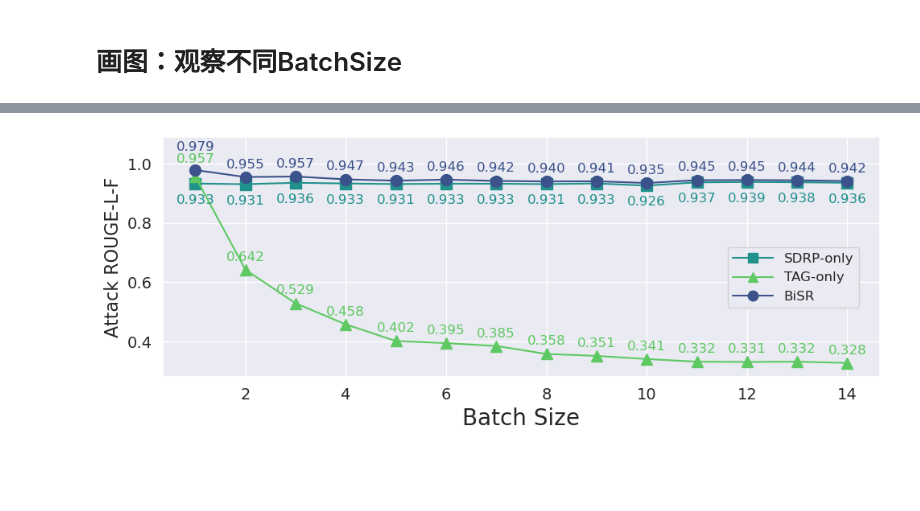
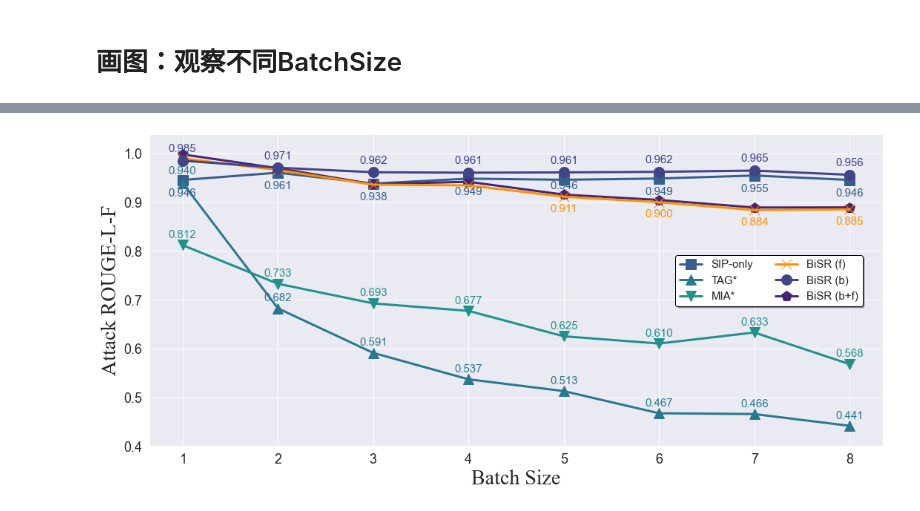
Before and after one commit to StupidTrees/SplitLLM, a Jupyter notebook: experiments/notebook/figures/diff_batch_size.ipynb, the cells around one changed output, grey strips where cells are left out. Saved outputs shown, nothing was run; the diff lists cells and outputs as text; code cells hidden in the pictures; blank space fills up the shorter version.

```diff
--- a/experiments/notebook/figures/diff_batch_size.ipynb
+++ b/experiments/notebook/figures/diff_batch_size.ipynb
@@ -60,3 +11,19 @@ all_data = {'SDRP-only':rgs_dra, 'TAG-only':rgs_tag, 'BiSR':rgs_ours}
+# %%
+rows = data.split('\n')
+rows = [row.split('\t') for row in rows if row]
+rows = {row[0]: [float(f) for f in row[1:]] for row in rows}
+rows['BS']= [int(f) for f in rows['BS']]
+# %%
+
+bs = rows['BS']
+rgs_dra = rows['SIP']
+rgs_tag = rows['TAG']
+rgs_ours = rows['BiSR (b+f)']
+rgs_fwd = rows['BiSR (f)']
+rgs_bwd = rows['BiSR (b)']
+rgs_mia = rows['MIA']
+
+all_data = {'SIP-only':rgs_dra, 'TAG*':rgs_tag, 'BiSR (b+f)':rgs_ours,'BiSR (f)':rgs_fwd, 'BiSR (b)':rgs_bwd, 'MIA*':rgs_mia}
 # %%
 all_data
 # %% [output]
@@ -80,35 +36,50 @@ all_data
 # %%
 from matplotlib import pyplot as plt
 import seaborn as sns
 
 sns.set()
-fig,ax = plt.subplots(figsize=(10,4))
-colors = sns.color_palette("viridis", 3)
-color_dict = {'SDRP-only':colors[1], 'TAG-only':colors[2], 'BiSR':colors[0]}
-marker_dict = {'SDRP-only':'s', 'TAG-only':'^', 'BiSR':'o'}
+fig,ax = plt.subplots(figsize=(15,7))
+atk_colors = sns.color_palette("viridis", 9)
+color_ppl = sns.color_palette("autumn", 6)[3]
+colors = {'BiSR (b)': atk_colors[1], 'SIP-only': atk_colors[2], 'TAG*': atk_colors[3],
+            'MIA*': atk_colors[4], 'BiSR (b+f)': atk_colors[0], 'BiSR (f)': color_ppl}
+marker_dict = {'BiSR (b)': 'o', 'SIP-only': 's', 'TAG*': '^','Test-PPL':'d',
+            'MIA*': 'v', 'BiSR (b+f)': 'p', 'BiSR (f)': 'x'}
 for name, rouges in all_data.items():
-    ax.plot(bs, rouges, color=color_dict[name], label=name, marker=marker_dict[name],markersize=10)
+    ax.plot(bs, rouges, color=colors[name], label=name, marker=marker_dict[name],markersize=14,linewidth=3)
+
+
     for b, txt in zip(bs, rouges):
-        pos = 8
-        if name == 'SDRP-only':
-            pos = -18
-        elif name == 'BiSR' and b ==1:
-            pos = 17
-        elif name == 'TAG-only' and b == 1:
+        if 'f' in name and not(name == 'BiSR (f)' and b >= 5):
+                continue
+        pos = 10
+        if name == 'SIP-only':
+            pos = -22
+            if b == 5:
+                pos = -12
+        elif name == 'BiSR (b)':
+            pos = 12
+        elif name == 'BiSR (f)':
+            pos = -20
+        elif name == 'TAG*' and b == 1:
             pos = 12
         ax.annotate(f'{txt:.3f}', (b, txt), textcoords="offset points", xytext=(0, pos),
-                             ha='center', fontsize=12, color=color_dict[name])
+                             ha='center', fontsize=15, color=colors[name],)
 
-ax.set_ylabel('Attack ROUGE-L-F', fontsize=16)
-ax.tick_params(axis='y', labelsize=14)
-ax.set_xlabel('Batch Size', fontsize=20)
-ax.tick_params(axis='x', labelsize=14)
-ax.set_ylim(0.28, 1.09)
+ax.set_ylabel('Attack ROUGE-L-F',  fontsize=28, fontname="Times New Roman")
+ax.tick_params(axis='y', labelsize=18)
+ax.set_xlabel('Batch Size',  fontsize=28, fontname="Times New Roman")
+ax.tick_params(axis='x', labelsize=18)
+ax.set_ylim(0.4, 1.04)
 
-plt.legend(fontsize=12, ncol=1, loc='lower right', bbox_to_anchor=(0.98, 0.26),
-           markerscale=0.9, handlelength=3.0)
+handles, labels = ax.get_legend_handles_labels()
+handles[2], handles[-1] = handles[-1], handles[2]
+labels[2], labels[-1] = labels[-1], labels[2]
+plt.legend(handles, labels,  loc='lower right', bbox_to_anchor=(0.98, 0.43), ncol=2, fontsize=15, frameon=True, fancybox=True, shadow=True, framealpha=1, edgecolor='black',facecolor='white')
+# plt.legend(fontsize=12, ncol=2, loc='lower right', bbox_to_anchor=(0.98, 0.43),
+#            markerscale=0.9, handlelength=3.0)
 
 plt.tight_layout()
-plt.savefig('/root/autodl-tmp/sfl/exp_data/diff_batch_size.pdf')
+plt.savefig('./diff_batch_size.pdf')
 # %% [output]
-[figure, old version]
+[figure, new version]
```
Also changed, not shown: parts of 5 cells of this notebook, 29 other files.
